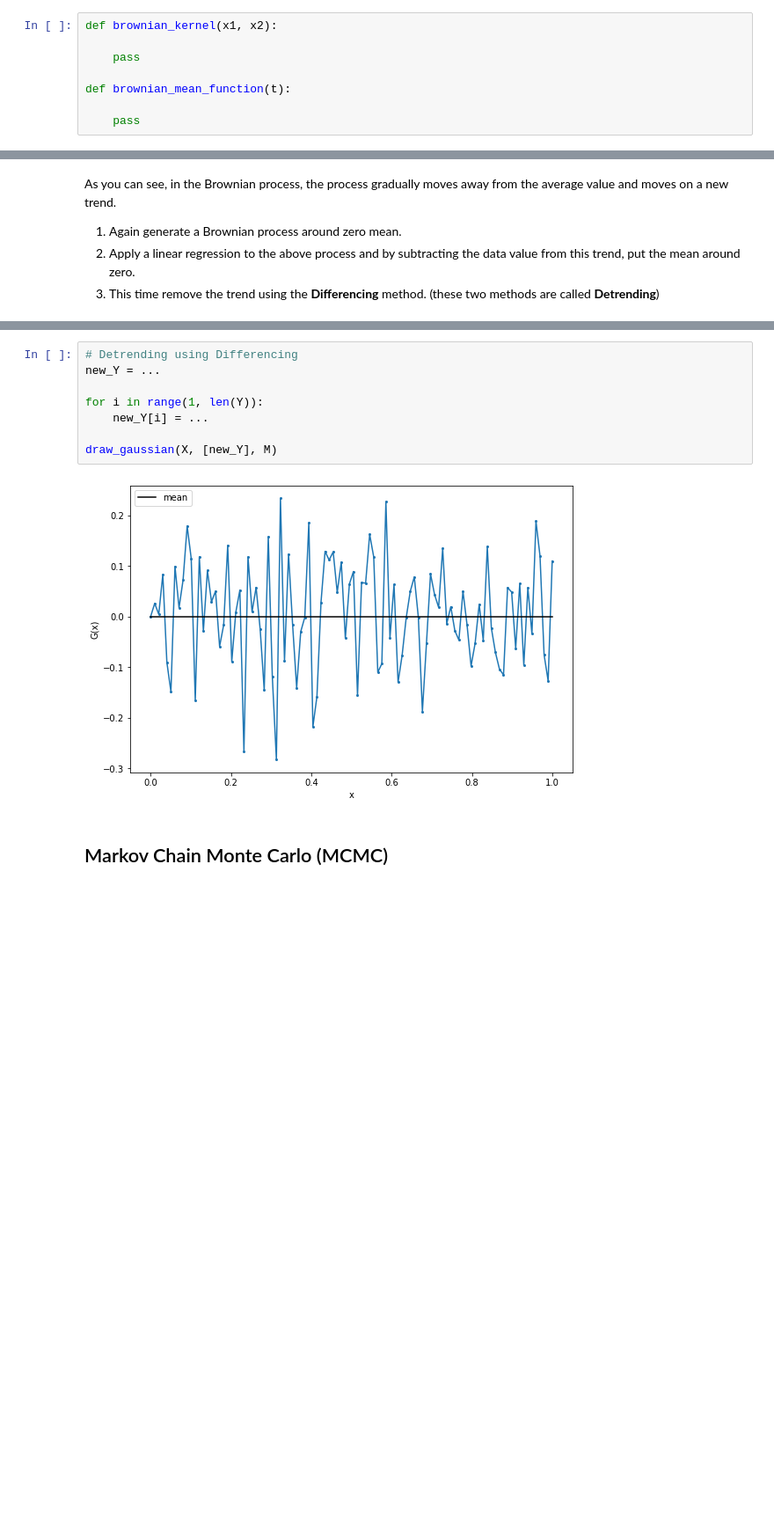
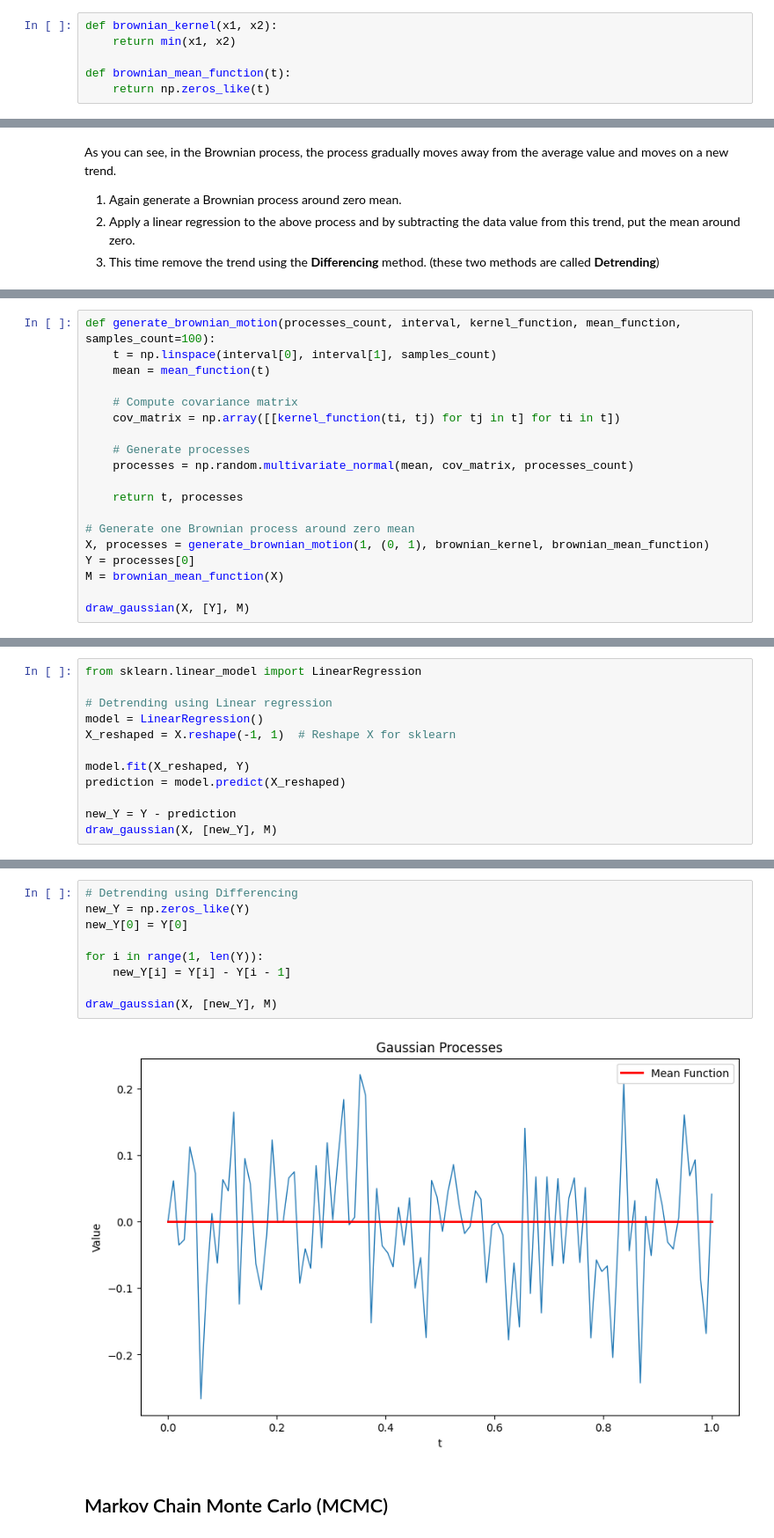
Before and after one commit to nimaazarr/SP_Project, a Jupyter notebook: stochastic_processes_project.ipynb, the cells around one changed output, grey strips where cells are left out. Shown at 88% size. Drawn from its saved outputs; the diff is of its cells as text; blank space fills up the shorter version.

```diff
--- a/stochastic_processes_project.ipynb
+++ b/stochastic_processes_project.ipynb
@@ -231,12 +254,10 @@ A standard Brownian motion as a Gaussian process has zero mean, and kernel $k(s,
 2. Draw the processes in a single plot with different colors.
 # %%
 def brownian_kernel(x1, x2):
-
-    pass
+    return min(x1, x2)
 
 def brownian_mean_function(t):
-
-    pass
+    return np.zeros_like(t)
 # %%
 interval = (0,1)
 processes_count = 10
@@ -271,0 +274,19 @@ draw_gaussian(X, new_Y, M)
+# %%
+def generate_brownian_motion(processes_count, interval, kernel_function, mean_function, samples_count=100):
+    t = np.linspace(interval[0], interval[1], samples_count)
+    mean = mean_function(t)
+
+    # Compute covariance matrix
+    cov_matrix = np.array([[kernel_function(ti, tj) for tj in t] for ti in t])
+
+    # Generate processes
+    processes = np.random.multivariate_normal(mean, cov_matrix, processes_count)
+
+    return t, processes
+
+# Generate one Brownian process around zero mean
+X, processes = generate_brownian_motion(1, (0, 1), brownian_kernel, brownian_mean_function)
+Y = processes[0]
+M = brownian_mean_function(X)
+
+draw_gaussian(X, [Y], M)
@@ -271,0 +295,12 @@ draw_gaussian(X, new_Y, M)
+# %%
+from sklearn.linear_model import LinearRegression
+
+# Detrending using Linear regression
+model = LinearRegression()
+X_reshaped = X.reshape(-1, 1)  # Reshape X for sklearn
+
+model.fit(X_reshaped, Y)
+prediction = model.predict(X_reshaped)
+
+new_Y = Y - prediction
+draw_gaussian(X, [new_Y], M)
@@ -272,13 +309,14 @@ draw_gaussian(X, new_Y, M)
 # %%
 # Detrending using Differencing
-new_Y = ...
+new_Y = np.zeros_like(Y)
+new_Y[0] = Y[0]
 
 for i in range(1, len(Y)):
-    new_Y[i] = ...
+    new_Y[i] = Y[i] - Y[i - 1]
 
 draw_gaussian(X, [new_Y], M)
 # %% [output]
-[figure, old version]
+[figure, new version]
 # %% [markdown]
 ## Markov Chain Monte Carlo (MCMC)
 # %% [markdown]
```
Also changed, not shown: parts of 10 cells of this notebook.
